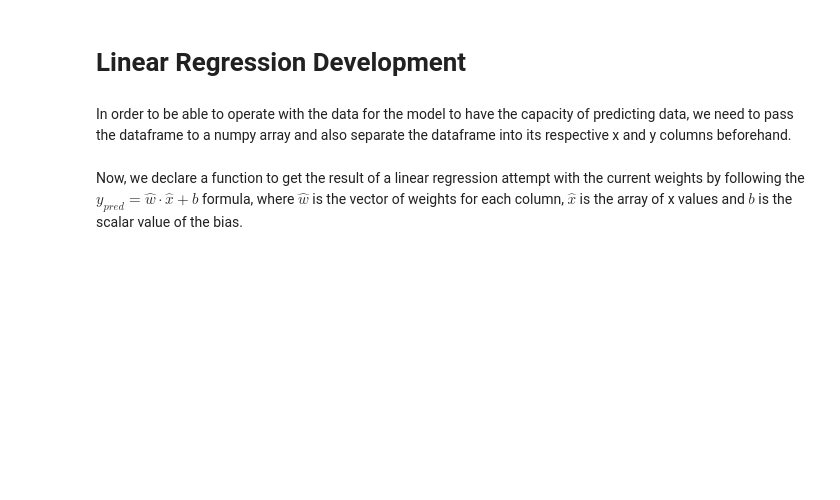
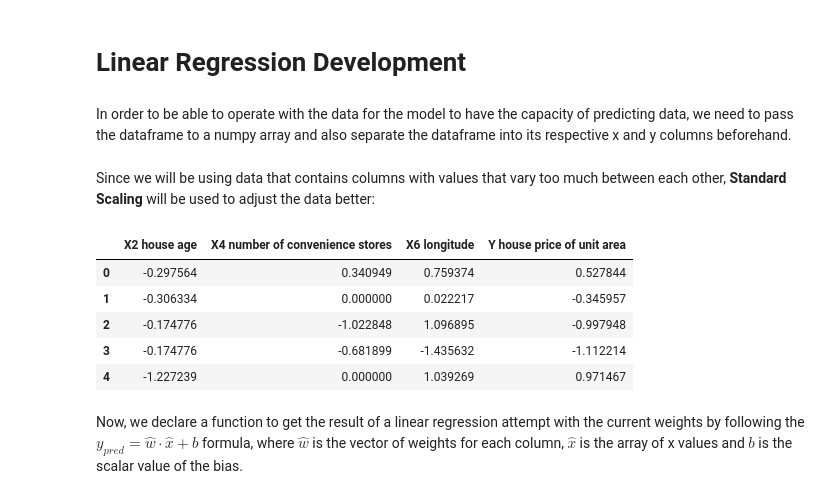
Before and after one commit to joeirigoyen/Module-1-Evaluation-Exercise, a Jupyter notebook: Statistic Model/linear_regression.ipynb, the cells around one changed output. Cells and saved outputs as stored; diff of their text form; code cells hidden in the pictures; blank space fills up the shorter version.

```diff
--- a/Statistic Model/linear_regression.ipynb
+++ b/Statistic Model/linear_regression.ipynb
@@ -124 +120,21 @@ df_y = df_train.drop(df_x.columns, axis=1)
+# %% [markdown]
+Since we will be using data that contains columns with values that vary too much between each other, **Standard Scaling** will be used to adjust the data better:
+# %%
+from sklearn.preprocessing import StandardScaler
+
+scaler = StandardScaler()
+df_train = pd.DataFrame(scaler.fit_transform(df_train))
+df_test = pd.DataFrame(scaler.fit_transform(df_test))
+
+df_train.columns = df.columns
+df_test.columns = df.columns
+
+df_test.head()
+# %% [output]
+|  | X2 house age | X4 number of convenience stores | X6 longitude | Y house price of unit area |
+| 0 | -0.297564 | 0.340949 | 0.759374 | 0.527844 |
+| 1 | -0.306334 | 0.000000 | 0.022217 | -0.345957 |
+| 2 | -0.174776 | -1.022848 | 1.096895 | -0.997948 |
+| 3 | -0.174776 | -0.681899 | -1.435632 | -1.112214 |
+| 4 | -1.227239 | 0.000000 | 1.039269 | 0.971467 |
 # %%
```
Also changed, not shown: parts of 7 cells of this notebook.
